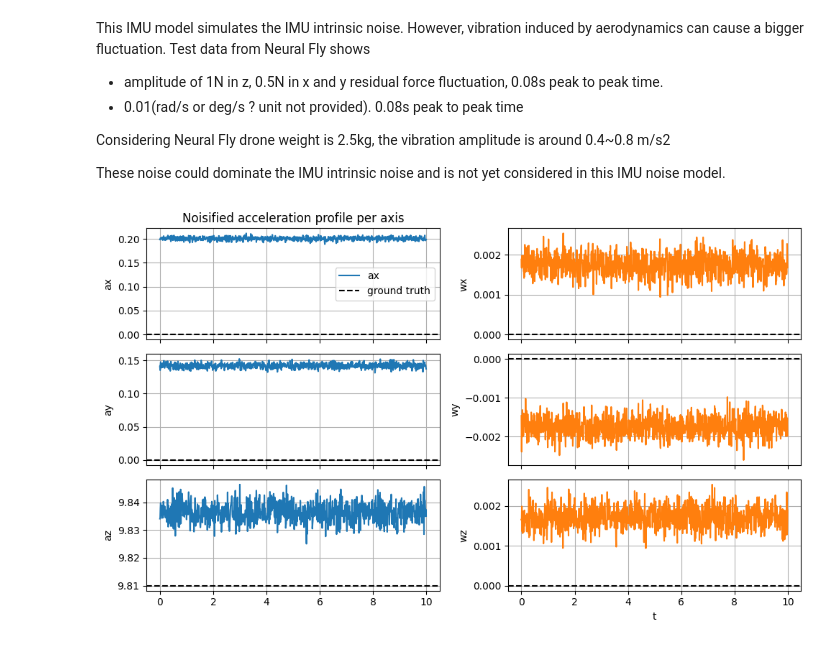
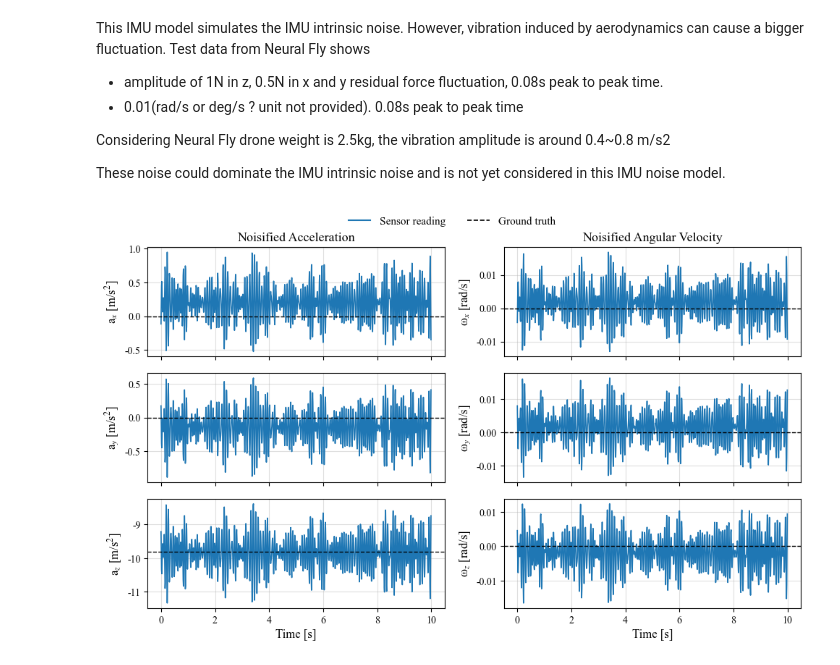
Before and after one commit to zzzzzzhym/DroneSimulator, a Jupyter notebook: drone/imu_user_guide.ipynb, the cells around one changed output. Cells and saved outputs as stored; diff of their text form; code cells hidden in the pictures.

Commit message:
PaperResultGeneration: Add plots and data for the up-coming paper

```diff
--- a/drone/imu_user_guide.ipynb
+++ b/drone/imu_user_guide.ipynb
@@ -12,57 +12,101 @@ import matplotlib.pyplot as plt
 
 import imu_model
 import parameters as params
+import utils
 
 imu = imu_model.ImuModel()
 
-t = np.arange(0, 10, 0.01)
+can_save_fig_for_paper = True
+
+tspan = np.arange(0, 10, 0.01)
 
 ground_truth_accel = np.array([0.0, 0.0, params.Environment.g])
 noisified_accel_profile = []
-for _ in range(1000):
-    noisified_accel = imu.create_noisified_accel(ground_truth_accel)
+for t in tspan:
+    noisified_accel = imu.create_noisified_accel(ground_truth_accel, t)
     noisified_accel_profile.append(noisified_accel)
 
 noisified_accel_profile = np.vstack(noisified_accel_profile)
 
 ground_truth_omega = np.array([0.0, 0.0, 0.0])
 noisified_omega_profile = []
-for _ in range(1000):
-    noisified_omega = imu.create_noisified_omega(ground_truth_omega)
+for t in tspan:
+    noisified_omega = imu.create_noisified_omega(ground_truth_omega, t)
     noisified_omega_profile.append(noisified_omega)
 
 noisified_omega_profile = np.vstack(noisified_omega_profile)
 
+# for result in paper, flip signal from FRD to FLU
+noisified_accel_profile = utils.FrdFluConverter.flip_vector(noisified_accel_profile.T).T
+ground_truth_accel = utils.FrdFluConverter.flip_vector(ground_truth_accel)
+noisified_omega_profile = utils.FrdFluConverter.flip_vector(noisified_omega_profile.T).T
+ground_truth_omega = utils.FrdFluConverter.flip_vector(ground_truth_omega)
+
+plt.rcParams.update({
+    # ---- Use Times New Roman ----
+    "font.family": "serif",
+    "font.serif": ["Times New Roman", "Times"],
+    "mathtext.fontset": "stix",
+    "axes.unicode_minus": False,
+
+    "font.size": 12,
+    "axes.labelsize": 12,
+    "axes.titlesize": 13,
+    "legend.fontsize": 11,
+    "xtick.labelsize": 10,
+    "ytick.labelsize": 10,
+})
+
 fig, axes = plt.subplots(3, 2, sharex=True, figsize=(10, 6))
 axes = axes.ravel()
-acc_labels = ['ax', 'ay', 'az']
-omega_labels = ['wx', 'wy', 'wz']
+
+acc_labels = ['a$_x$ [m/s$^2$]', 'a$_y$ [m/s$^2$]', 'a$_z$ [m/s$^2$]']
+omega_labels = ['ω$_x$ [rad/s]', 'ω$_y$ [rad/s]', 'ω$_z$ [rad/s]']
 
 for i in range(3):
     l_idx = 2 * i
     r_idx = l_idx + 1
 
-    # Acceleration (left column)
-    axes[l_idx].plot(t, noisified_accel_profile[:, i], label=acc_labels[i])
-    axes[l_idx].axhline(ground_truth_accel[i], color='k', linestyle='--',
-                        label='ground truth' if i == 0 else None)
+    # --- Acceleration (left column) ---
+    axes[l_idx].plot(tspan, noisified_accel_profile[:, i], linewidth=1.2)
+    axes[l_idx].axhline(
+        ground_truth_accel[i], color='k', linestyle='--', linewidth=1.0,
+        label='Ground truth' if i == 0 else ""
+    )
     axes[l_idx].set_ylabel(acc_labels[i])
-    axes[l_idx].grid(True)
+    axes[l_idx].grid(True, alpha=0.4)
 
-    # Angular rate (right column)
-    axes[r_idx].plot(t, noisified_omega_profile[:, i], label=omega_labels[i], color='C1')
-    axes[r_idx].axhline(ground_truth_omega[i], color='k', linestyle='--',
-                        label='ground truth' if i == 0 else None)
+    # --- Angular rate (right column) ---
+    axes[r_idx].plot(tspan, noisified_omega_profile[:, i], linewidth=1.2)
+    axes[r_idx].axhline(
+        ground_truth_omega[i], color='k', linestyle='--', linewidth=1.0,
+        label='Ground truth' if i == 0 else ""
+    )
     axes[r_idx].set_ylabel(omega_labels[i])
-    axes[r_idx].grid(True)
+    axes[r_idx].grid(True, alpha=0.4)
 
-axes[-1].set_xlabel('t')
-axes[0].set_title('Noisified acceleration profile per axis')
-axes[0].legend()
+axes[-1].set_xlabel('Time [s]')
+axes[-2].set_xlabel('Time [s]')
+
+axes[0].set_title('Noisified Acceleration')
+axes[1].set_title('Noisified Angular Velocity')
+
+fig.legend(
+    handles=[
+        plt.Line2D([0], [0], color='C0', lw=1.5, label='Sensor reading'),
+        plt.Line2D([0], [0], color='k', ls='--', lw=1.2, label='Ground truth')
+    ],
+    loc='upper center', ncol=2, frameon=False, bbox_to_anchor=(0.5, 1.03)
+)
+
 plt.tight_layout()
 plt.show()
+
+if can_save_fig_for_paper:
+    filename = f"imu_reading_in_static.pdf"
+    fig.savefig(filename, dpi=300, bbox_inches='tight')
 # %% [output]
-[figure, old version]
+[figure, new version]
 # %%
 banded_harmonics = imu_model.BandedHarmonics(10.0, 15.0, 100, 0.5)
 signal = []
```
Also changed, not shown: parts of 1 cell of this notebook, 22 other files.
